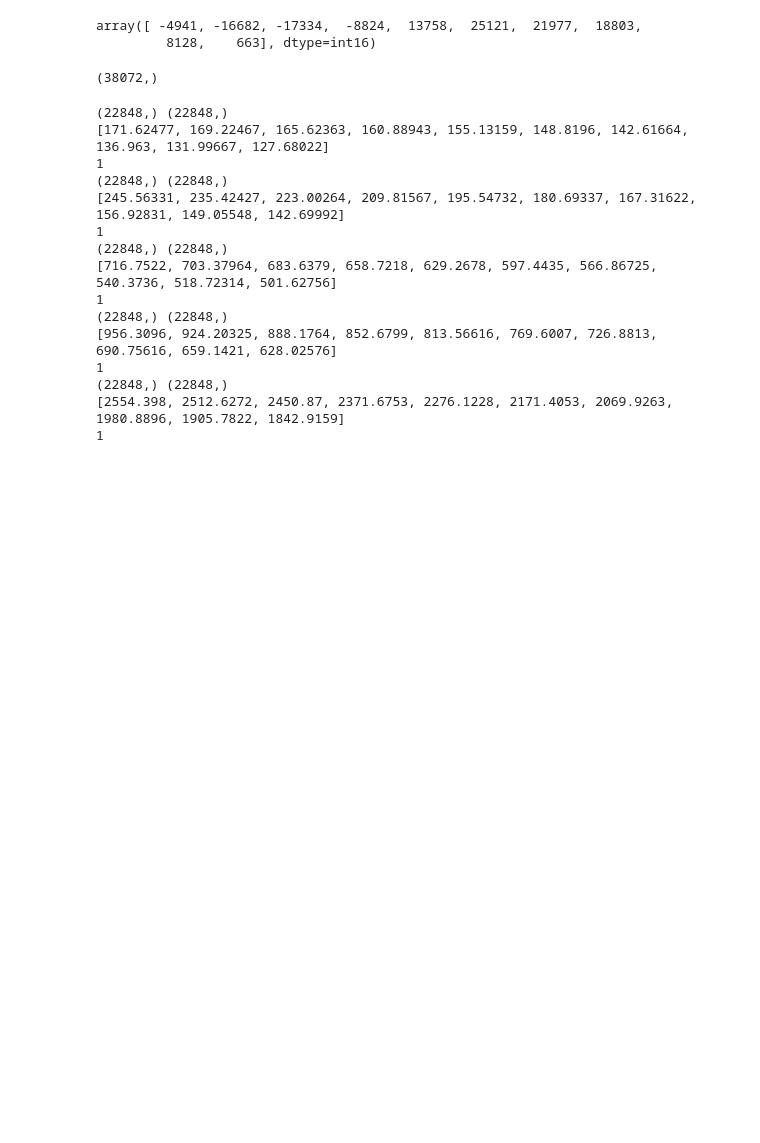
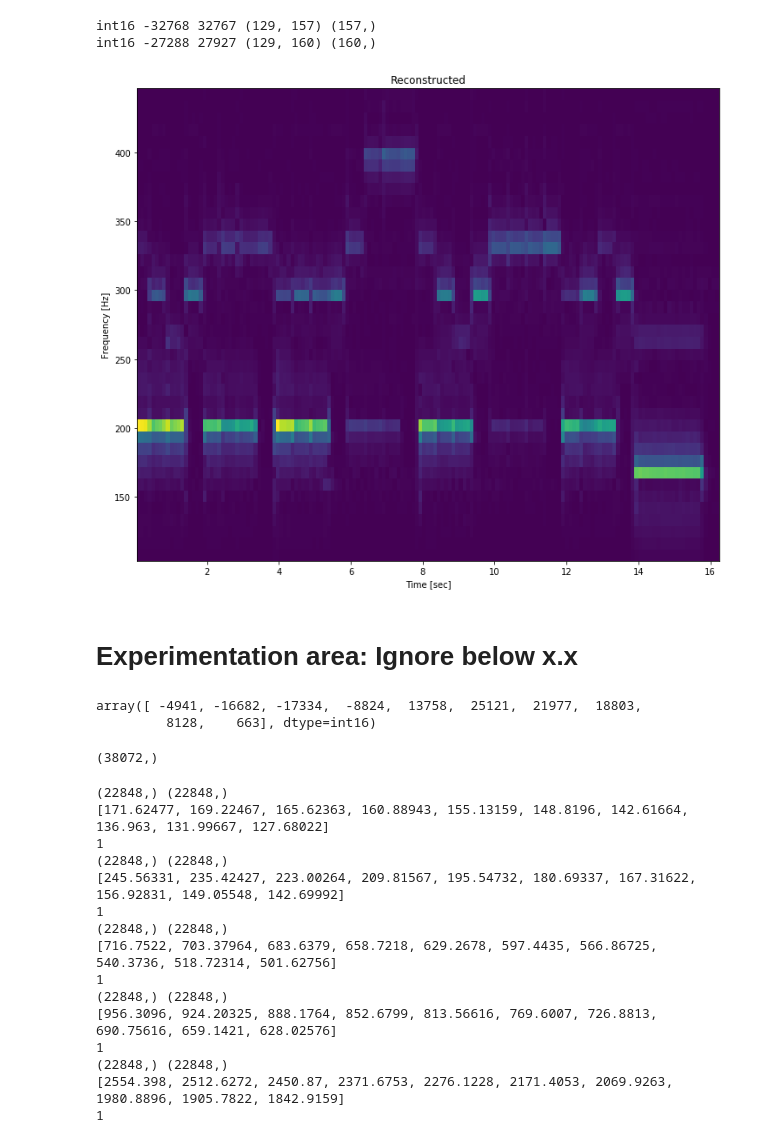
Before and after one commit to rahulgovind/vidmag, a Jupyter notebook: spectrogram.ipynb, the cells around one changed output. Cells and saved outputs as stored; diff of their text form; code cells hidden in the pictures; blank space fills up the shorter version.

```diff
--- a/spectrogram.ipynb
+++ b/spectrogram.ipynb
@@ -19,3 +53,17 @@ plt.show()
+# %%
+plt.title('Ground Truth')
+spectogram_from_file('ground-truth-audio/Chips2-2200Hz-Mary_MIDI-input.wav', 100, 450)
+plt.savefig('images/chips2-mary-original.png', bbox_inches='tight')
+plt.clf()
+plt.title('Reconstructed')
+spectogram_from_file('reconstructed-audio/chips2-mary.wav', 100, 450, offset=2200)
+plt.savefig('images/chips2-mary-reconstructed.png', bbox_inches='tight')
+# %% [output]
+int16 -32768 32767 (129, 157) (157,)
+int16 -27288 27927 (129, 160) (160,)
+[figure, added]
+# %% [markdown]
+# Experimentation area: Ignore below x.x
 # %%
 samples[:10]
 # %% [output]
```
Also changed, not shown: parts of 4 cells of this notebook, 6 other files.
